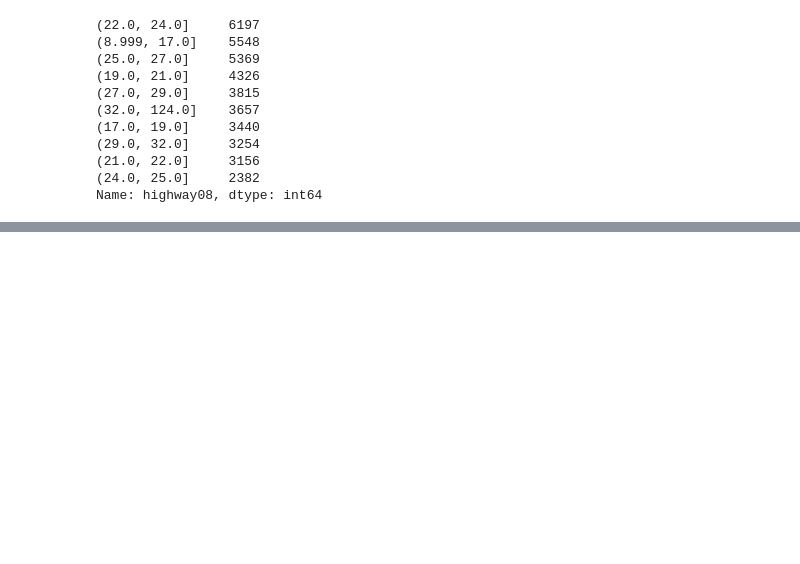
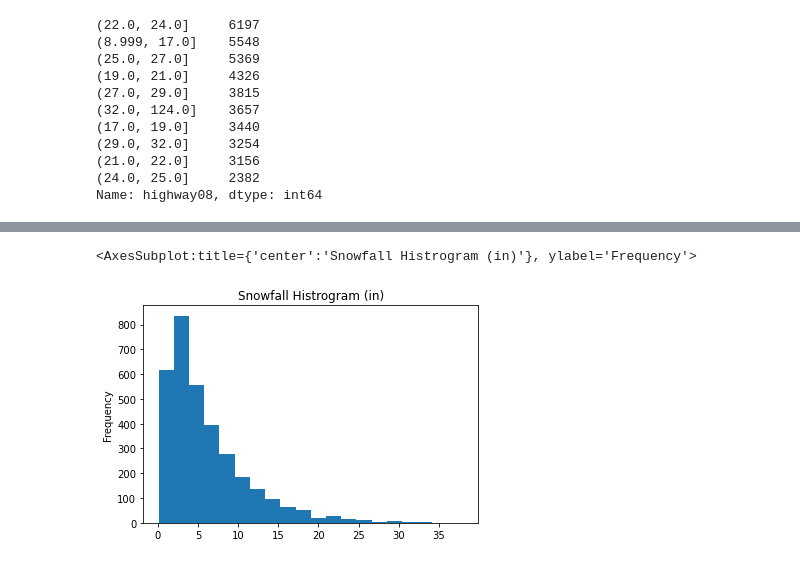
Before and after one commit to jporman/general, a Jupyter notebook: effective_pandas.ipynb, the cells around one changed output, grey strips where cells are left out. Cells and saved outputs as stored; diff of their text form; code cells hidden in the pictures; blank space fills up the shorter version.

```diff
--- a/effective_pandas.ipynb
+++ b/effective_pandas.ipynb
@@ -260,0 +694,6 @@ Name: highway08, dtype: int64
+# %%
+%matplotlib inline
+snow[snow>0].plot.hist(bins=20, title = 'Snowfall Histrogram (in)')
+# %% [output]
+<AxesSubplot:title={'center':'Snowfall Histrogram (in)'}, ylabel='Frequency'>
+[figure, added]
```
Also changed, not shown: parts of 57 cells of this notebook.
